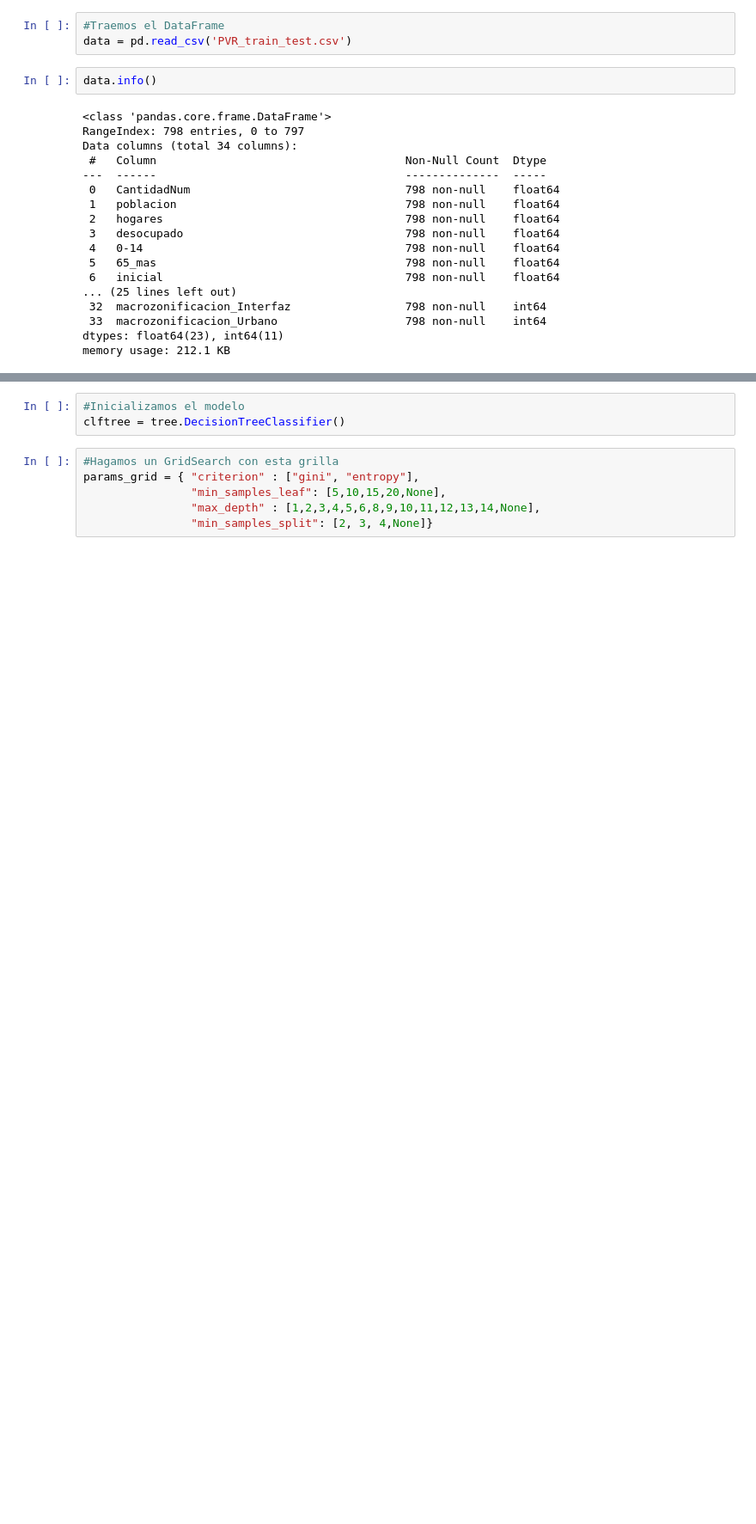
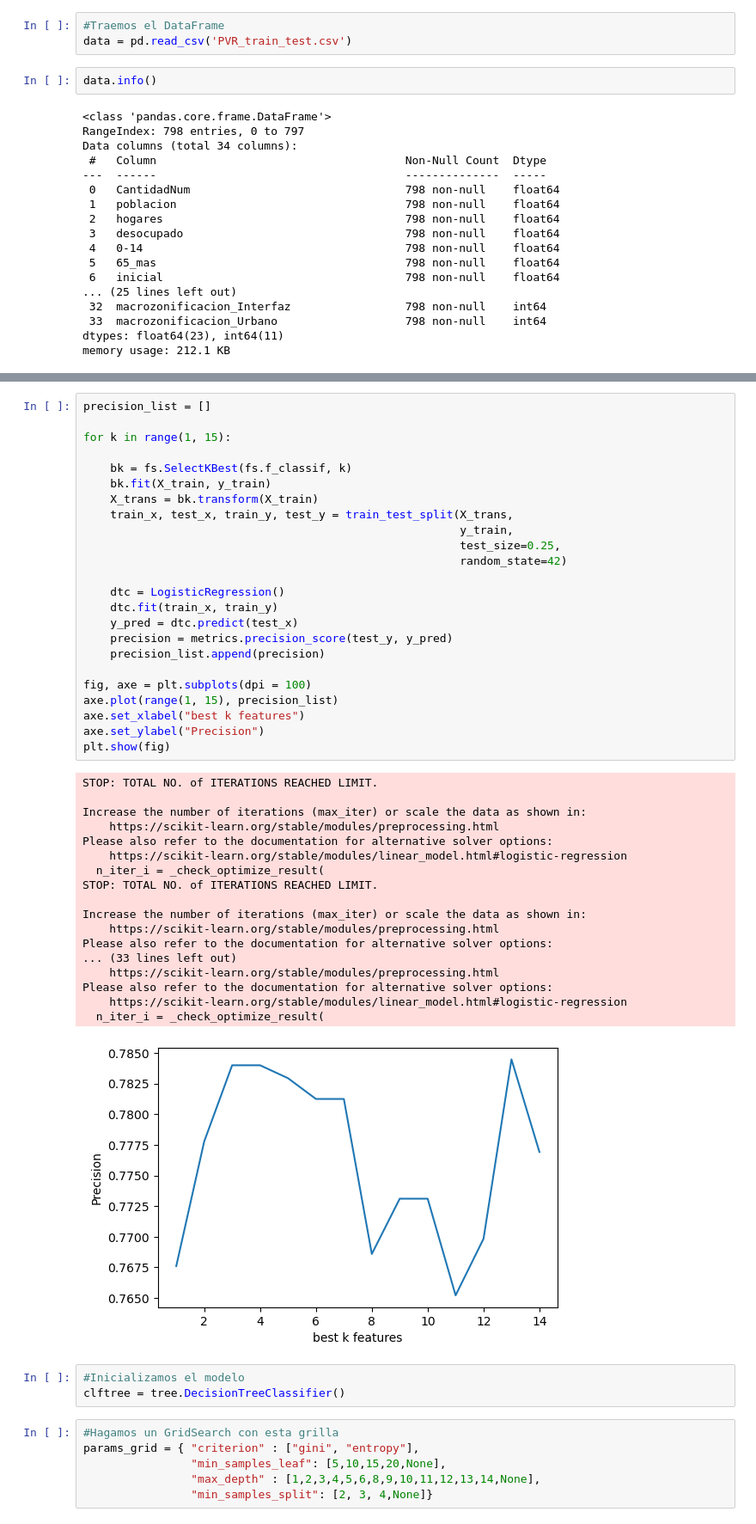
Before and after one commit to GerardoGrana/DHdatascienceG8, a Jupyter notebook: Arbol de decisión y ensambles.ipynb, the cells around one changed output, grey strips where cells are left out. Shown: that part at 86% size. Saved outputs shown, nothing was run; the diff lists cells and outputs as text; blank space fills up the shorter version.

```diff
--- a/Arbol de decisión y ensambles.ipynb
+++ b/Arbol de decisión y ensambles.ipynb
@@ -202,3 +83,46 @@ Quizás podemos utilizar las herramientas de undersampling / oversampling para h
+# %%
+precision_list = []
+
+for k in range(1, 15):
+
+    bk = fs.SelectKBest(fs.f_classif, k)
+    bk.fit(X_train, y_train)
+    X_trans = bk.transform(X_train)
+    train_x, test_x, train_y, test_y = train_test_split(X_trans,
+                                                        y_train,
+                                                        test_size=0.25,
+                                                        random_state=42)
+
+    dtc = LogisticRegression()
+    dtc.fit(train_x, train_y)
+    y_pred = dtc.predict(test_x)
+    precision = metrics.precision_score(test_y, y_pred)
+    precision_list.append(precision)
+
+fig, axe = plt.subplots(dpi = 100)
+axe.plot(range(1, 15), precision_list)
+axe.set_xlabel("best k features")
+axe.set_ylabel("Precision")
+plt.show(fig)
+# %% [output]
+STOP: TOTAL NO. of ITERATIONS REACHED LIMIT.
+
+Increase the number of iterations (max_iter) or scale the data as shown in:
+    https://scikit-learn.org/stable/modules/preprocessing.html
+Please also refer to the documentation for alternative solver options:
+    https://scikit-learn.org/stable/modules/linear_model.html#logistic-regression
+  n_iter_i = _check_optimize_result(
+STOP: TOTAL NO. of ITERATIONS REACHED LIMIT.
+
+Increase the number of iterations (max_iter) or scale the data as shown in:
+    https://scikit-learn.org/stable/modules/preprocessing.html
+Please also refer to the documentation for alternative solver options:
+... (33 lines left out)
+    https://scikit-learn.org/stable/modules/preprocessing.html
+Please also refer to the documentation for alternative solver options:
+    https://scikit-learn.org/stable/modules/linear_model.html#logistic-regression
+  n_iter_i = _check_optimize_result(
+[figure, added]
 # %%
 #Inicializamos el modelo
 clftree = tree.DecisionTreeClassifier()
```
Also changed, not shown: parts of 26 cells of this notebook, 1 other file.
